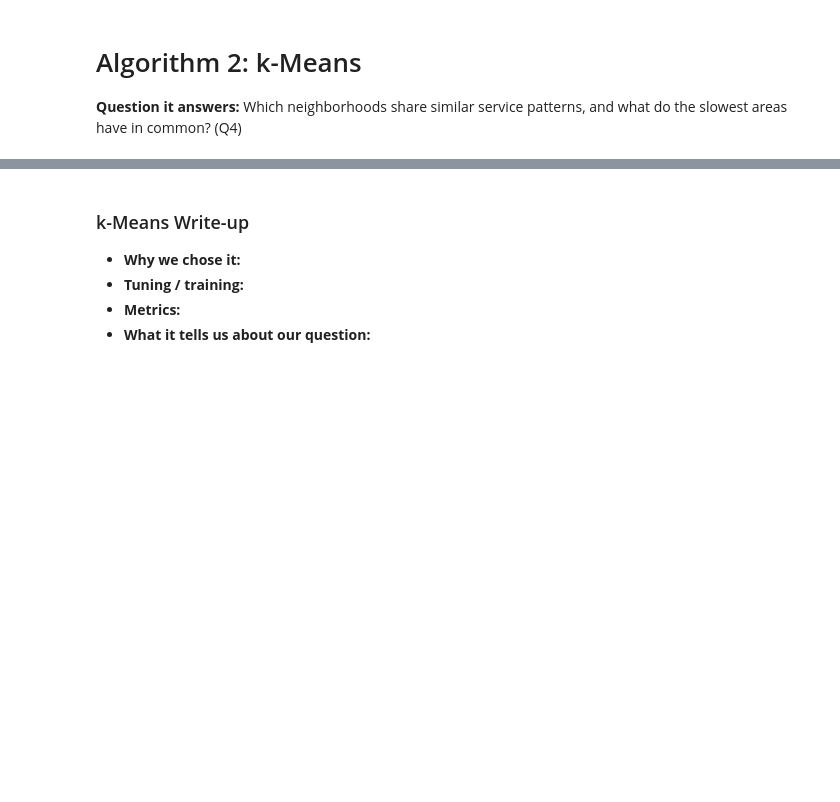
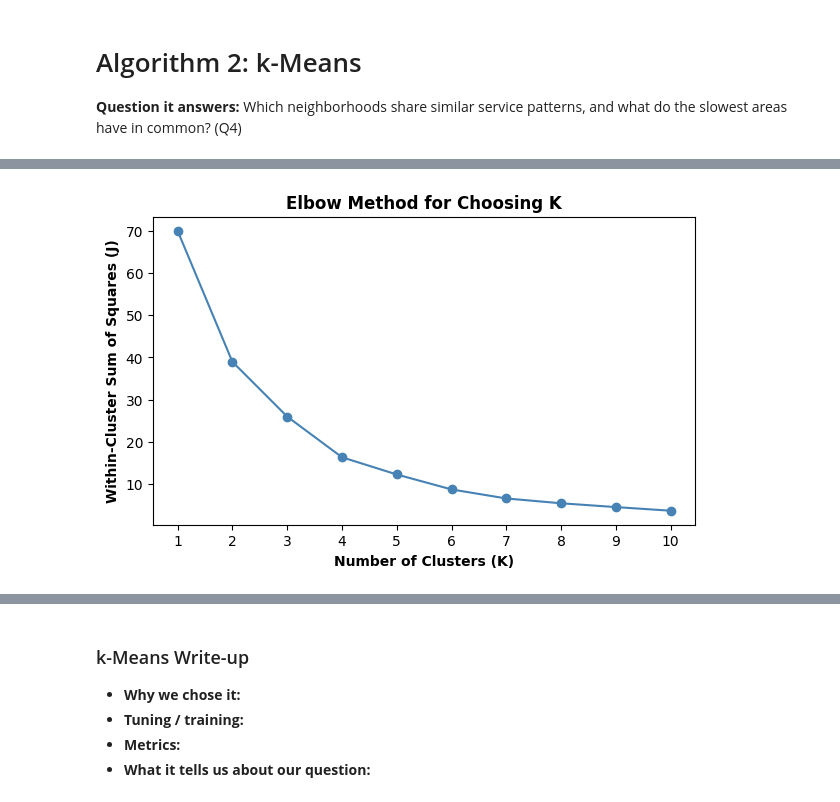
Before and after one commit to JoshuaCongHu/CTRL-Freaks, a Jupyter notebook: phase2/src/phase2_C.ipynb, the cells around one changed output, grey strips where cells are left out. Drawn from its saved outputs; the diff is of its cells as text; code cells hidden in the pictures; blank space fills up the shorter version.

Commit message:
Added k-Means clustering algorithm

```diff
--- a/phase2/src/phase2_C.ipynb
+++ b/phase2/src/phase2_C.ipynb
@@ -983,0 +982,11 @@ NORTH            53.7    54.5
+# %%
+# Step 1: Build one row per neighborhood: how many requests it has and how long it typically waits
+closed = df[df["isOpen"] == False]   # only closed requests have a resolution time
+
+hoods = pd.DataFrame({
+    "Requests": df.groupby("Neighborhood").size(),
+    "Median Days": closed.groupby("Neighborhood")["resolutionDays"].median()
+})
+
+print("Neighborhoods:", len(hoods))
+hoods.sort_values("Median Days").round(1)
@@ -983,0 +1013,26 @@ NORTH            53.7    54.5
+# %%
+# Step 2: Choose K with the elbow method (from lecture)
+from sklearn.preprocessing import StandardScaler
+from sklearn.cluster import KMeans
+import matplotlib.pyplot as plt
+
+# Scale both columns to the same range. k-Means groups points by distance, so without this,
+# "Requests" (thousands) would drown out "Median Days" (2 to 5)
+scaled = StandardScaler().fit_transform(hoods[["Requests", "Median Days"]])
+
+# Run k-Means for K = 1 to 10 and record J (within-cluster sum of squares) for each
+J = []
+for k in range(1, 11):
+    km = KMeans(n_clusters=k, n_init=10, random_state=0)  # n_init=10 runs it 10 times to avoid a bad local minimum
+    km.fit(scaled)
+    J.append(km.inertia_)  # inertia_ = J from the slides
+
+plt.figure(figsize=(7, 4))
+plt.plot(range(1, 11), J, marker="o", color="steelblue")
+plt.xlabel("Number of Clusters (K)", fontweight="bold")
+plt.ylabel("Within-Cluster Sum of Squares (J)", fontweight="bold")
+plt.title("Elbow Method for Choosing K", fontweight="bold")
+plt.xticks(range(1, 11))
+plt.show()
+# %% [output]
+[figure, added]
```
Also changed, not shown: parts of 5 cells of this notebook.
